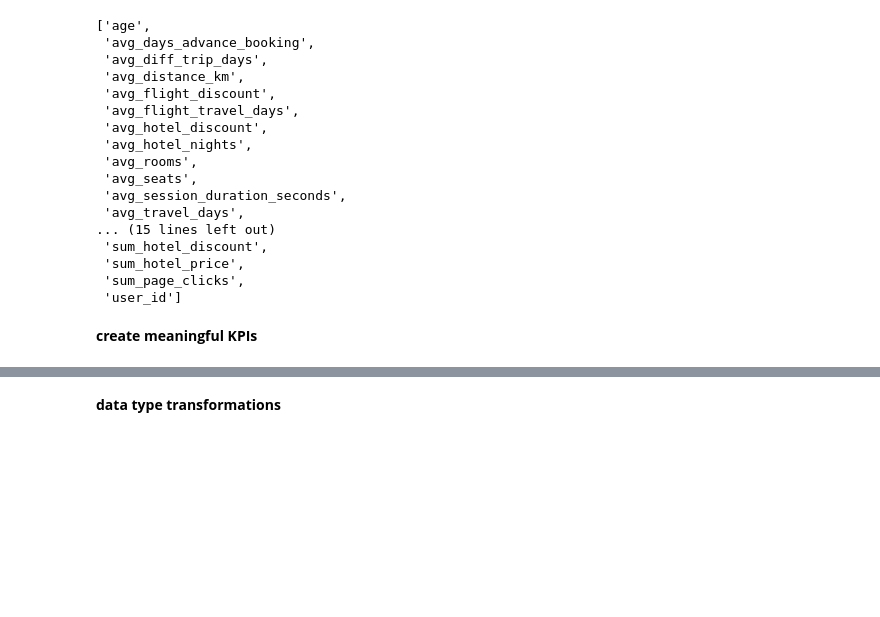
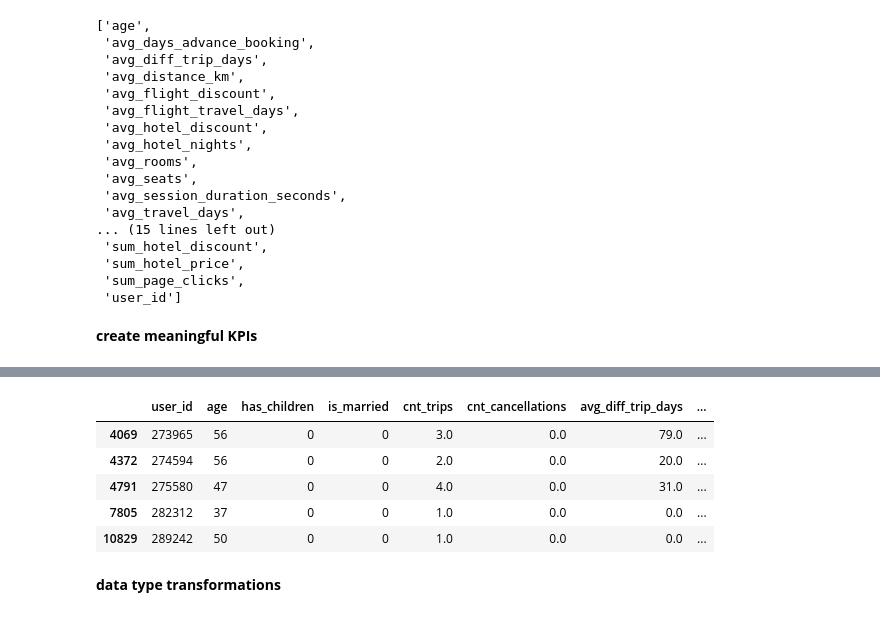
Before and after one commit to bfreiheit/customer_segmentation, a Jupyter notebook: notebooks/EDA.ipynb, the cells around one changed output, grey strips where cells are left out. Cells and saved outputs as stored; diff of their text form; code cells hidden in the pictures; blank space fills up the shorter version.

```diff
--- a/notebooks/EDA.ipynb
+++ b/notebooks/EDA.ipynb
@@ -77,3 +83,12 @@ cohort['cancellation_rate'] = cohort['cnt_cancellations'] / cohort['cnt_trips']
+# %%
+cohort_sub.head()
+# %% [output]
+|  | user_id | age | has_children | is_married | cnt_trips | cnt_cancellations | avg_diff_trip_days | ... |
+| 4069 | 273965 | 56 | 0 | 0 | 3.0 | 0.0 | 79.0 | ... |
+| 4372 | 274594 | 56 | 0 | 0 | 2.0 | 0.0 | 20.0 | ... |
+| 4791 | 275580 | 47 | 0 | 0 | 4.0 | 0.0 | 31.0 | ... |
+| 7805 | 282312 | 37 | 0 | 0 | 1.0 | 0.0 | 0.0 | ... |
+| 10829 | 289242 | 50 | 0 | 0 | 1.0 | 0.0 | 0.0 | ... |
 # %% [markdown]
 **data type transformations**
 # %%
```
Also changed, not shown: parts of 3 cells of this notebook, 5 other files.
